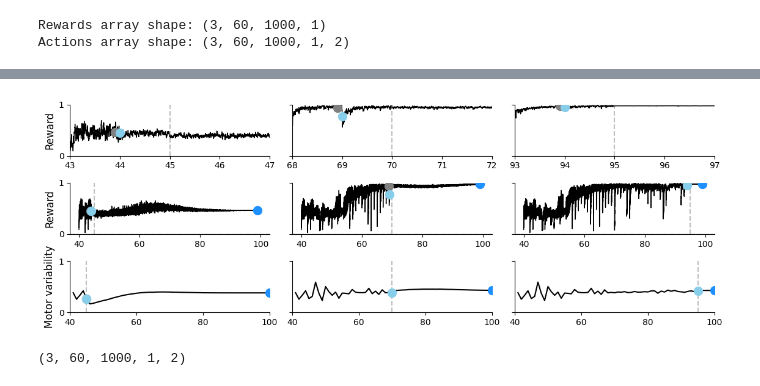
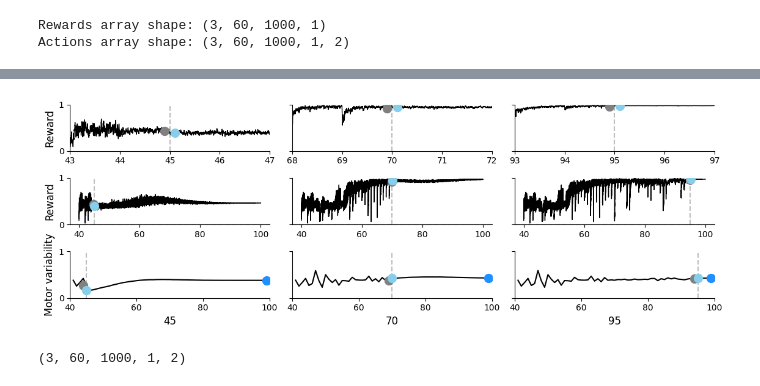
Before and after one commit to AtharvSuryawanshi/Dual_Pathway_RL_songbird, a Jupyter notebook: Figures/Figure_7.ipynb, the cells around one changed output, grey strips where cells are left out. Saved outputs shown, nothing was run; the diff lists cells and outputs as text; code cells hidden in the pictures.

Commit message:
fig 7 stats code (maybe need better seed)

```diff
--- a/Figures/Figure_7.ipynb
+++ b/Figures/Figure_7.ipynb
@@ -405,55 +409,64 @@ Actions array shape: (3, 60, 1000, 1, 2)
 
 #         return padded_rm
 
-def plot_rewards_and_actions(rewards, actions, param_order, days, trials, smoothing=5):
+def plot_rewards_and_actions(rewards, actions, wanted_days, DAYS_TOTAL, TRIALS_TOTAL, smoothing=5):
     # Define colors for the points
     point_colors = {'Before': 'grey', 'After': 'skyblue', 'End': 'dodgerblue'}
-
+    offset = 40
     rewards = rewards.squeeze()  # (params, days, trials)
     actions = actions.squeeze()  # (params, days, trials, 2)
 
-    fig, axs = plt.subplots(3, len(param_order), figsize=(4 * len(param_order), 4), sharey='row')
-    if len(param_order) == 1:
+    fig, axs = plt.subplots(3, len(wanted_days), figsize=(4 * len(wanted_days), 4), sharey='row')
+    if len(wanted_days) == 1:
         axs = np.expand_dims(axs, axis=1)
 
-    for i, param_idx in enumerate(np.argsort(param_order)):
-        lesion_day = param_order[param_idx]
+    for i, lesion_day in enumerate(wanted_days):
+        param_idx = np.where(np.array(wanted_days) == lesion_day)[0][0]
         print(f"Lesion at day {lesion_day}")
 
         # Flatten data
         reward_data = rewards[param_idx].reshape(-1)
         action_data = actions[param_idx].reshape(-1, 2)
-        time_axis = np.linspace(0, days, days * trials)
-
+        time_axis = np.linspace(0, DAYS_TOTAL, DAYS_TOTAL * TRIALS_TOTAL)
+        # Stats
+        reward_before_lesion = reward_data[(lesion_day-1)*TRIALS_TOTAL:(lesion_day)*TRIALS_TOTAL]
+        reward_after_lesion = reward_data[(lesion_day)*TRIALS_TOTAL:(lesion_day+1)*TRIALS_TOTAL]
+        print(f"Reward before lesion: {reward_before_lesion.mean():.3f}+-{reward_before_lesion.std():.3f}")
+        print(f"Reward after lesion: {reward_after_lesion.mean():.3f}+-{reward_after_lesion.std():.3f}")
         # Smooth data
         smooth_reward = running_mean(reward_data, smoothing)
         smooth_x = running_mean(action_data[:, 0], smoothing)
         smooth_y = running_mean(action_data[:, 1], smoothing)
-        smooth_time = time_axis[:len(smooth_reward)]
+        smooth_time = time_axis[:len(smooth_reward)] # making sure time axis matches smoothed data length
 
         # Plot full trajectories in black
-        axs[0, i].plot(smooth_time + 40, smooth_reward, color='black', lw=1)
-        axs[1, i].plot(smooth_time + 40, smooth_reward, color='black', lw=1)
+        axs[0, i].plot(smooth_time + offset, smooth_reward, color='black', lw=1)
+        axs[1, i].plot(smooth_time + offset, smooth_reward, color='black', lw=1)
         # axs[1, i].plot(smooth_time + 40, smooth_x, color='black', lw=1)
         # axs[1, i].plot(smooth_time + 40, smooth_y, color='black', lw=1, alpha=0.5)
-        axs[0, i].axvline(lesion_day + 40, linestyle='--', color='grey', alpha=0.5)  # type: ignore
-        axs[1, i].axvline(lesion_day + 40, linestyle='--', color='grey', alpha=0.5)  # type: ignore
+        axs[0, i].axvline(lesion_day + offset, linestyle='--', color='grey', alpha=0.5)  # type: ignore
+        axs[1, i].axvline(lesion_day + offset, linestyle='--', color='grey', alpha=0.5)  # type: ignore
         # Get 3 time points: before, after, end
-        event_days = {'Before': lesion_day-0.1, 'After': lesion_day, 'End': 60}
-        for label, day in event_days.items():
-            # Find closest time in smoothed array
-            mask = np.abs(smooth_time - day) < 0.1
-            # axs[0, i].axvline(smooth_time[mask][0] + 40, linestyle='--', color=point_colors[label], alpha=0.5)
-            # axs[0, i].scatter(smooth_time[mask] + 40, smooth_reward[mask], color=point_colors[label], s=5, zorder=5)
-            axs[0, i].scatter(smooth_time[int((day-1)*TRIALS)] + 40, smooth_reward[int((day-1)*TRIALS)], color=point_colors[label], s=100, zorder=5)
-            # axs[1, i].scatter(smooth_time + 30, smooth_reward, color=point_colors[label], s=5, zorder=5)
-            axs[1, i].scatter(smooth_time[int((day-1)*TRIALS)] + 40, smooth_reward[int((day-1)*TRIALS)], color=point_colors[label], s=100, zorder=5)
-            # axs[1, i].scatter(smooth_time[mask] + 40, smooth_reward[mask], color=point_colors[label], s=5, zorder=5)
-            # axs[1, i].scatter(smooth_time[mask] + 40, smooth_x[mask], color=point_colors[label], s=5, zorder=5)
-            # axs[1, i].scatter(smooth_time[mask] + 40, smooth_y[mask], color=point_colors[label], s=5, zorder=5, alpha=0.5)
+        # event_days = {'Before': lesion_day-0.1, 'After': lesion_day, 'End': 60}
+        # for label, day in event_days.items():
+        # Find closest time in smoothed array
+        # mask = np.abs(smooth_time - day) < 0.1
+        # axs[0, i].axvline(smooth_time[mask][0] + 40, linestyle='--', color=point_colors[label], alpha=0.5)
+        # axs[0, i].scatter(smooth_time[mask] + 40, smooth_reward[mask], color=point_colors[label], s=5, zorder=5)
+        spacing_with_zoom = 100
+        spacing_without_zoom = 100
+        axs[0, i].scatter(smooth_time[lesion_day*TRIALS_TOTAL - spacing_with_zoom] + offset, reward_before_lesion.mean(), color=point_colors['Before'], s=100, zorder=5)
+        axs[0, i].scatter(smooth_time[lesion_day*TRIALS_TOTAL + spacing_with_zoom] + offset, reward_after_lesion.mean(), color=point_colors['After'], s=100, zorder=5)
+        axs[1, i].scatter(smooth_time[lesion_day*TRIALS_TOTAL - spacing_without_zoom] + offset, reward_before_lesion.mean(), color=point_colors['Before'], s=100, zorder=5)
+        axs[1, i].scatter(smooth_time[lesion_day*TRIALS_TOTAL + spacing_without_zoom] + offset, reward_after_lesion.mean(), color=point_colors['After'], s=100, zorder=5)
+
+        # axs[0, i].scatter(smooth_time[lesion_day*TRIALS_TOTAL - spacing_with_zoom] + offset, smooth_reward[lesion_day*TRIALS_TOTAL - spacing_with_zoom], color=point_colors['Before'], s=100, zorder=5)
+        # axs[0, i].scatter(smooth_time[lesion_day*TRIALS_TOTAL + spacing_with_zoom] + offset, smooth_reward[lesion_day*TRIALS_TOTAL + spacing_with_zoom], color=point_colors['After'], s=100, zorder=5)
+        # axs[1, i].scatter(smooth_time[lesion_day*TRIALS_TOTAL - spacing_without_zoom] + offset, smooth_reward[lesion_day*TRIALS_TOTAL - spacing_without_zoom], color=point_colors['Before'], s=100, zorder=5)
+        # axs[1, i].scatter(smooth_time[lesion_day*TRIALS_TOTAL + spacing_without_zoom] + offset, smooth_reward[lesion_day*TRIALS_TOTAL + spacing_without_zoom], color=point_colors['After'], s=100, zorder=5)
 
         # Formatting
-        axs[0, i].set_xlim(40+lesion_day - 2, 40+lesion_day + 2)
+        axs[0, i].set_xlim(offset+lesion_day - 2, offset+lesion_day + 2)
         axs[0, i].set_ylim(0, 1)
         axs[0, i].set_yticks([0, 1])
         axs[0, i].tick_params(labelsize=10)
@@ -465,7 +478,7 @@ def plot_rewards_and_actions(rewards, actions, param_order, days, trials, smooth
         axs[1, i].set_ylim(0, 1)
         axs[1, i].set_yticks([0, 1], [0, 1])
         axs[1, i].tick_params(labelsize=10)
-        axs[1, i].set_xticks(40 + np.arange(0, days + 1, 20))
+        axs[1, i].set_xticks(offset + np.arange(0, DAYS_TOTAL + 1, 20))
         axs[1, i].spines[['right', 'top']].set_visible(False)
 
         if i == 0:
@@ -474,17 +487,20 @@ def plot_rewards_and_actions(rewards, actions, param_order, days, trials, smooth
 
         # Motor variability
 
-        motor_var = np.std(actions[param_idx], axis=2)  # (days, 2)
+        motor_var = np.std(actions[param_idx], axis=2)  # (days, 2) variability across trials
         mean_motor_var = np.mean(motor_var, axis=1)  # (days
-        axs[2, i].plot(np.arange(1, days + 1) + 40, mean_motor_var, color='black')
-        axs[2, i].axvline(lesion_day + 40, linestyle='--', color='grey', alpha=0.5)  # type: ignore
-        for label, day in event_days.items():
-            mask = np.abs(np.arange(1, days + 1) - day) < 0.1
-            axs[2, i].scatter(np.arange(1, days + 1)[mask] + 40, mean_motor_var[mask], color=point_colors[label], s=100, zorder=5)
-        axs[2, i].set_xlim(40+lesion_day - 2, 40+lesion_day + 2)
+        axs[2, i].plot(np.arange(1, DAYS_TOTAL + 1) + offset, mean_motor_var, color='black')
+        axs[2, i].axvline(lesion_day + offset, linestyle='--', color='grey', alpha=0.5)  # type: ignore
+        # for label, day in event_days.items():
+        #     mask = np.abs(np.arange(1, DAYS_TOTAL + 1) - day) < 0.1
+        axs[2, i].scatter(lesion_day - 1 + offset, mean_motor_var[lesion_day - 1], color=point_colors['Before'], s=100, zorder=5)
+        axs[2, i].scatter(lesion_day + offset, mean_motor_var[lesion_day], color=point_colors['After'], s=100, zorder=5)
+        axs[2, i].scatter(DAYS_TOTAL-1 + offset, mean_motor_var[DAYS_TOTAL-1], color=point_colors['End'], s=100, zorder=5)
+        axs[2, i].set_xlim(offset+lesion_day - 2, offset+lesion_day + 2)
         axs[2, i].set_ylim(0, 1)
         axs[2, i].set_yticks([0, 1])
-        axs[2, i].set_xticks(40 + np.arange(0, days + 1, 20))
+        axs[2, i].set_xticks(offset + np.arange(0, DAYS_TOTAL + 1, 20))
+        axs[2, i].set_xlabel(lesion_day + offset, fontsize=12)
         axs[2, i].tick_params(labelsize=10)
         axs[2, i].spines[['right', 'top']].set_visible(False)
         if i == 0:
@@ -514,4 +536,4 @@ Lesion at day 55
-[figure, old version]
+[figure, new version]
 # %%
 actions_array.shape
 # %% [output]
```
Also changed, not shown: parts of 5 cells of this notebook.
